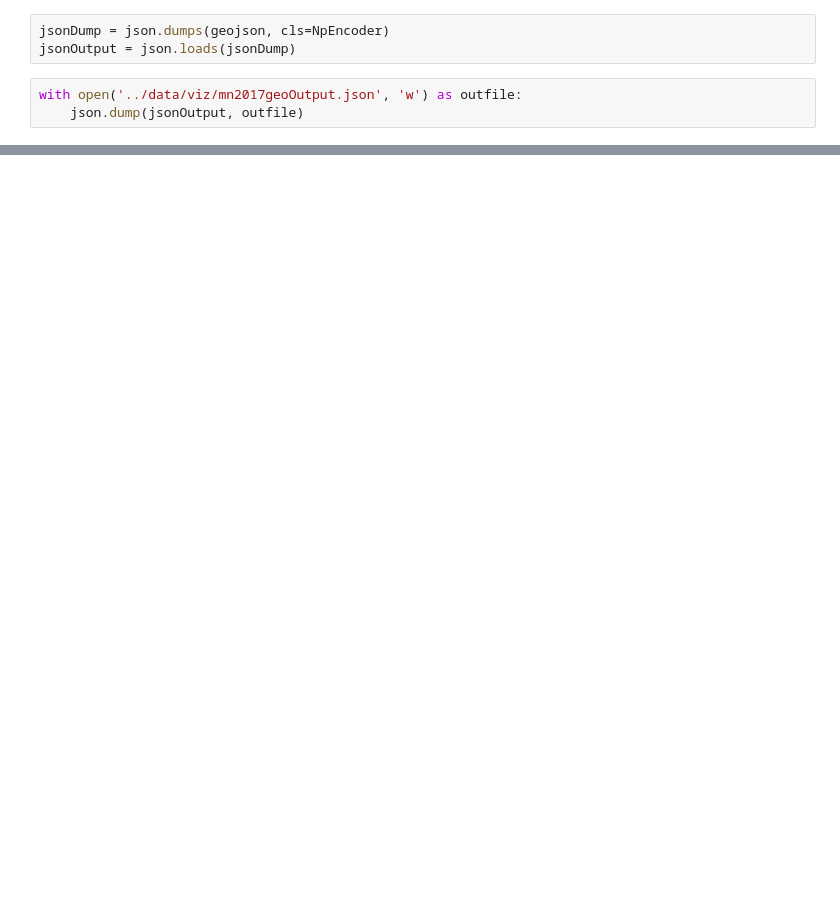
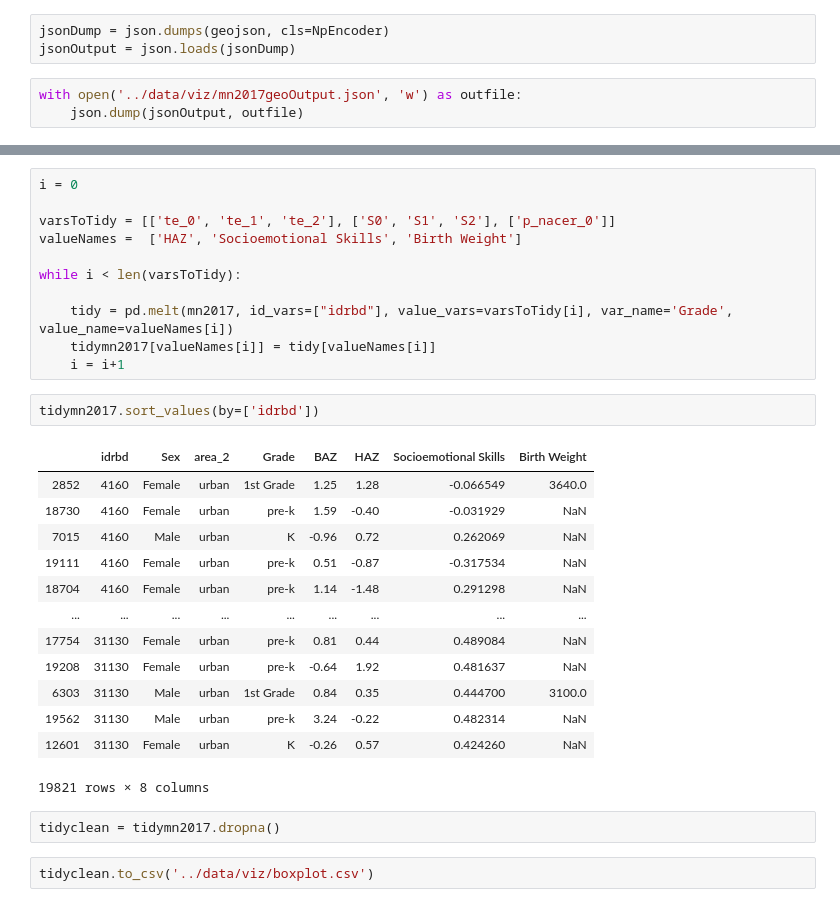
Before and after one commit to juancaros/junaeb, a Jupyter notebook: protocol/visualization.ipynb, the cells around one changed output, grey strips where cells are left out. Cells and saved outputs as stored; diff of their text form; blank space fills up the shorter version.

```diff
--- a/protocol/visualization.ipynb
+++ b/protocol/visualization.ipynb
@@ -420,0 +475,31 @@ with open('../data/viz/mn2017geoOutput.json', 'w') as outfile:
+# %%
+i = 0
+
+varsToTidy = [['te_0', 'te_1', 'te_2'], ['S0', 'S1', 'S2'], ['p_nacer_0']]
+valueNames =  ['HAZ', 'Socioemotional Skills', 'Birth Weight']
+
+while i < len(varsToTidy):
+
+    tidy = pd.melt(mn2017, id_vars=["idrbd"], value_vars=varsToTidy[i], var_name='Grade', value_name=valueNames[i])
+    tidymn2017[valueNames[i]] = tidy[valueNames[i]]
+    i = i+1
+# %%
+tidymn2017.sort_values(by=['idrbd'])
+# %% [output]
+|  | idrbd | Sex | area_2 | Grade | BAZ | HAZ | Socioemotional Skills | Birth Weight |
+| 2852 | 4160 | Female | urban | 1st Grade | 1.25 | 1.28 | -0.066549 | 3640.0 |
+| 18730 | 4160 | Female | urban | pre-k | 1.59 | -0.40 | -0.031929 | NaN |
+| 7015 | 4160 | Male | urban | K | -0.96 | 0.72 | 0.262069 | NaN |
+| 19111 | 4160 | Female | urban | pre-k | 0.51 | -0.87 | -0.317534 | NaN |
+| 18704 | 4160 | Female | urban | pre-k | 1.14 | -1.48 | 0.291298 | NaN |
+| ... | ... | ... | ... | ... | ... | ... | ... | ... |
+| 17754 | 31130 | Female | urban | pre-k | 0.81 | 0.44 | 0.489084 | NaN |
+| 19208 | 31130 | Female | urban | pre-k | -0.64 | 1.92 | 0.481637 | NaN |
+| 6303 | 31130 | Male | urban | 1st Grade | 0.84 | 0.35 | 0.444700 | 3100.0 |
+| 19562 | 31130 | Male | urban | pre-k | 3.24 | -0.22 | 0.482314 | NaN |
+| 12601 | 31130 | Female | urban | K | -0.26 | 0.57 | 0.424260 | NaN |
+19821 rows × 8 columns
+# %%
+tidyclean = tidymn2017.dropna()
+# %%
+tidyclean.to_csv('../data/viz/boxplot.csv')
```
Also changed, not shown: parts of 14 cells of this notebook, 8 other files.
